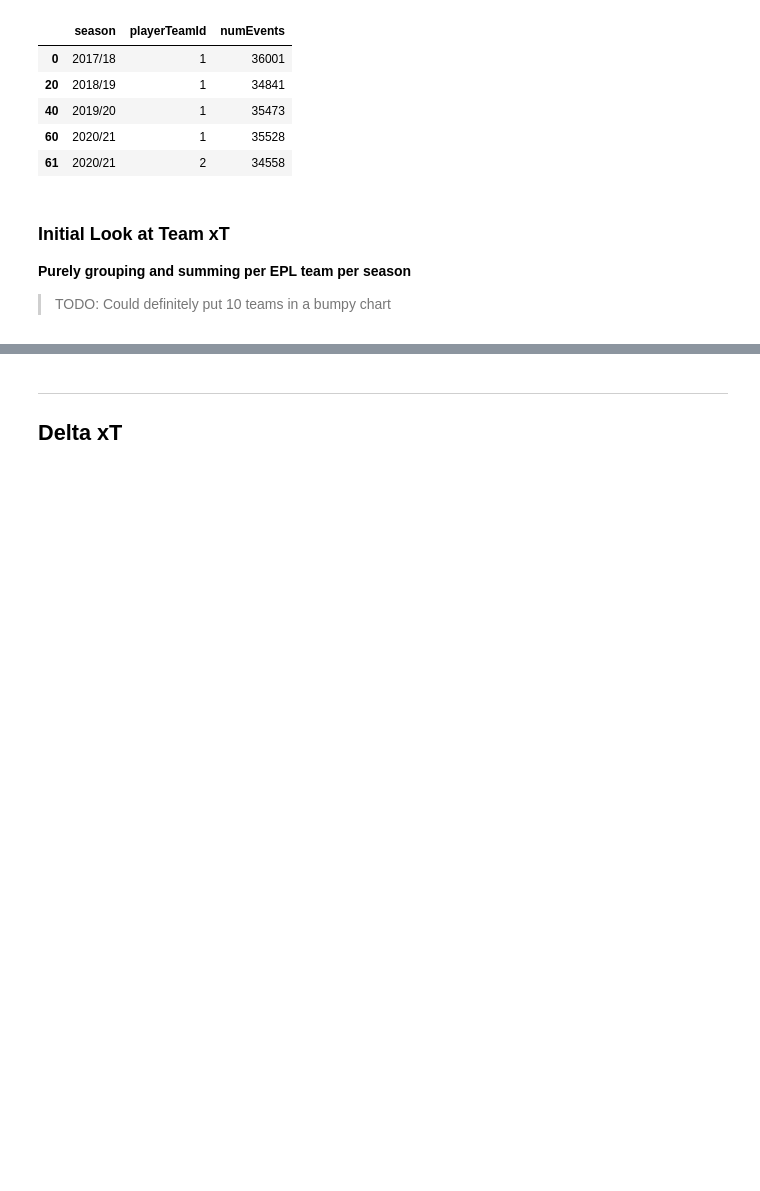
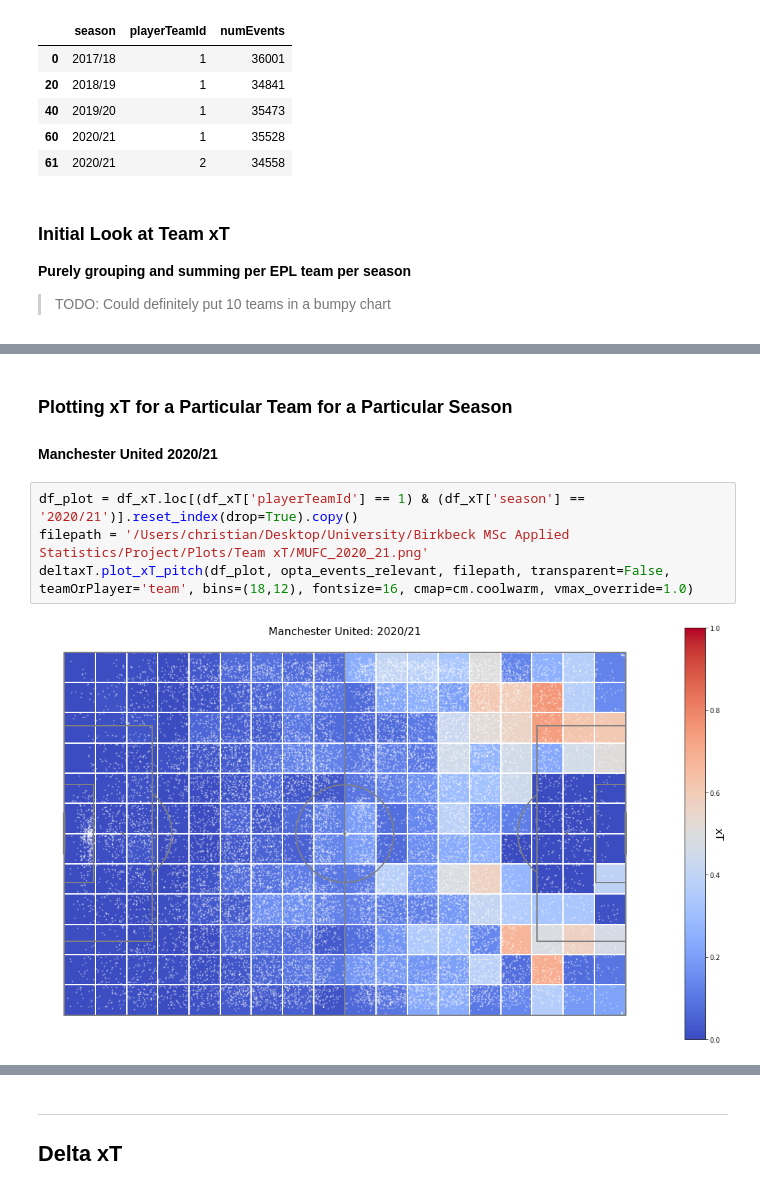
Before and after one commit to christiangilson/MSc-Applied-Statistics-Project-Code, a Jupyter notebook: Applications/xT/Delta xT.ipynb, the cells around one changed output, grey strips where cells are left out. Cells and saved outputs as stored; diff of their text form; blank space fills up the shorter version.

```diff
--- a/Applications/xT/Delta xT.ipynb
+++ b/Applications/xT/Delta xT.ipynb
@@ -174,0 +198,10 @@ df_team_xT_total.head()
+# %% [markdown]
+### **Plotting xT for a Particular Team for a Particular Season**
+
+#### Manchester United 2020/21
+# %%
+df_plot = df_xT.loc[(df_xT['playerTeamId'] == 1) & (df_xT['season'] == '2020/21')].reset_index(drop=True).copy()
+filepath = '/Users/christian/Desktop/University/Birkbeck MSc Applied Statistics/Project/Plots/Team xT/MUFC_2020_21.png'
+deltaxT.plot_xT_pitch(df_plot, opta_events_relevant, filepath, transparent=False, teamOrPlayer='team', bins=(18,12), fontsize=16, cmap=cm.coolwarm, vmax_override=1.0)
+# %% [output]
+[figure, added]
```
Also changed, not shown: parts of 15 cells of this notebook.
